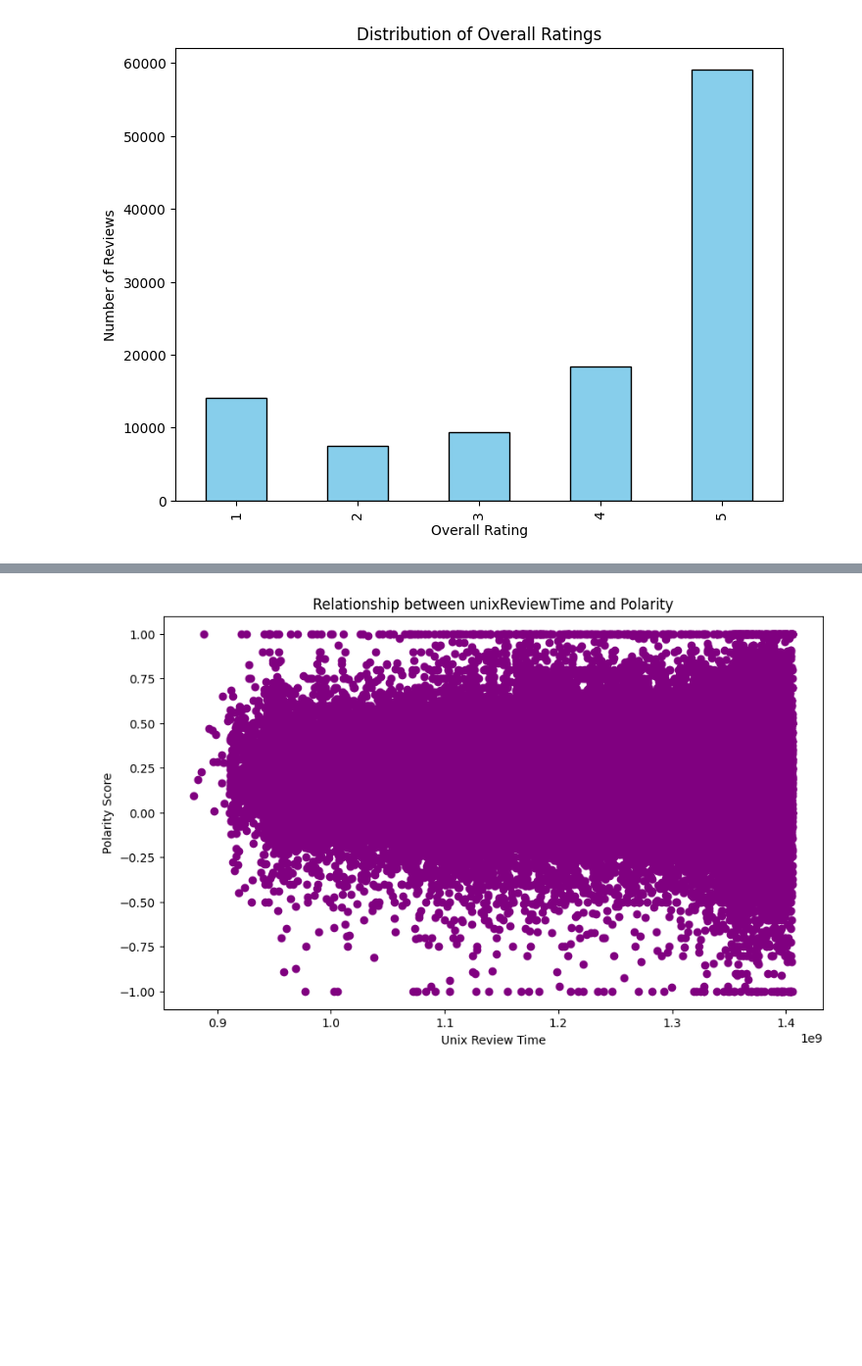
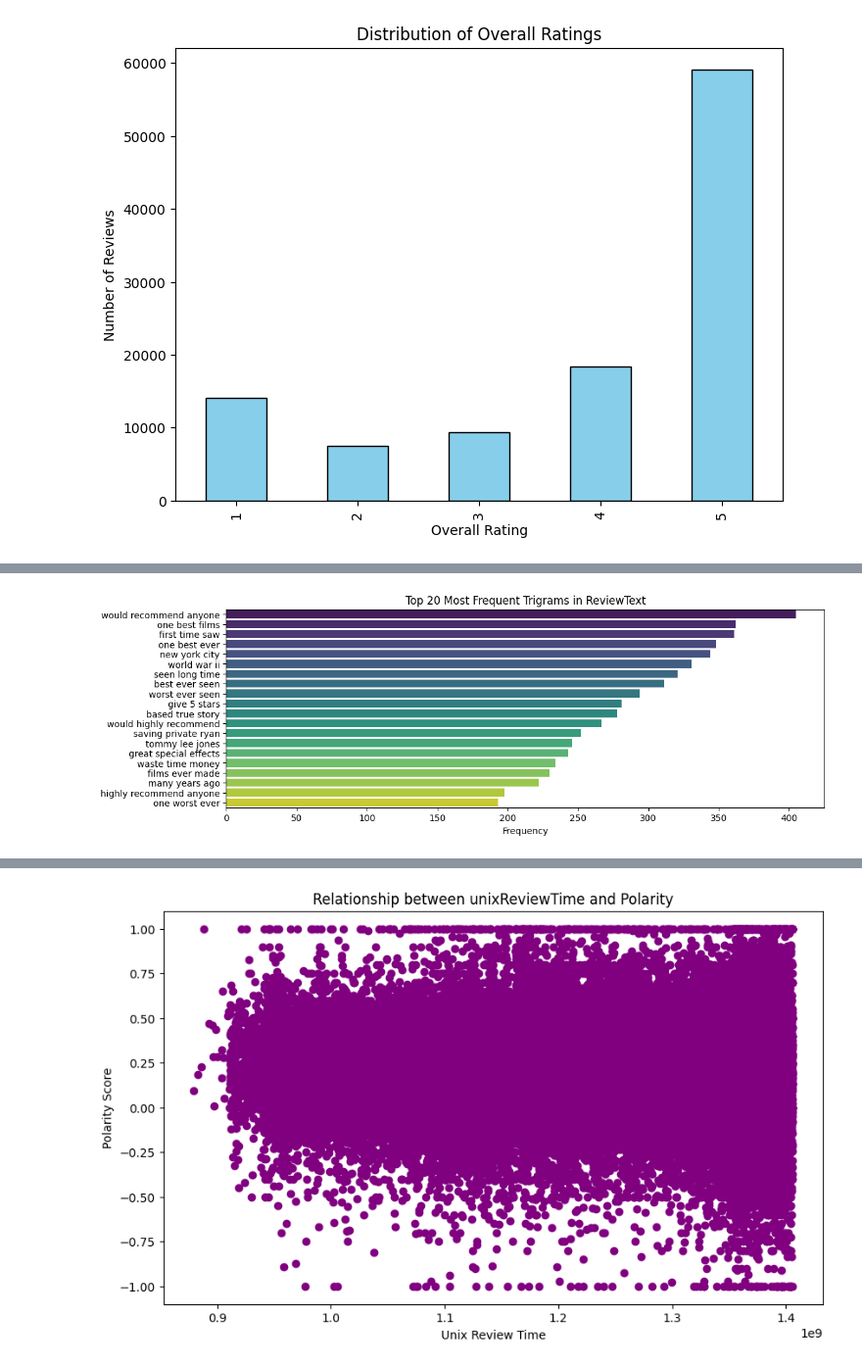
Before and after one commit to dineshkarthik22/Helpfulness-of-an-Amazon-Movie-Review-, a Jupyter notebook: Helpfulness_Index.ipynb, the cells around one changed output, grey strips where cells are left out. Shown at 98% size. Cells and saved outputs as stored; diff of their text form; code cells hidden in the pictures; blank space fills up the shorter version.

```diff
--- a/Helpfulness_Index.ipynb
+++ b/Helpfulness_Index.ipynb
@@ -245,0 +249,10 @@ Text(0.5, 1.0, 'Top 20 Most Frequent Trigrams in ReviewText')
+# %%
+# Plot Top 20 Freuently Used Trigrams
+plt.figure(figsize=(12, 4))
+custom_palette = sns.color_palette("viridis", n_colors=len(top_20_trigrams))
+sns.barplot(x=list(top_20_trigrams.values()), y=[' '.join(trigram) for trigram in top_20_trigrams.keys()], palette=custom_palette)
+plt.xlabel('Frequency')
+plt.title('Top 20 Most Frequent Trigrams in ReviewText')
+plt.show()
+# %% [output]
+[figure, added]
```
Also changed, not shown: parts of 70 cells of this notebook.
